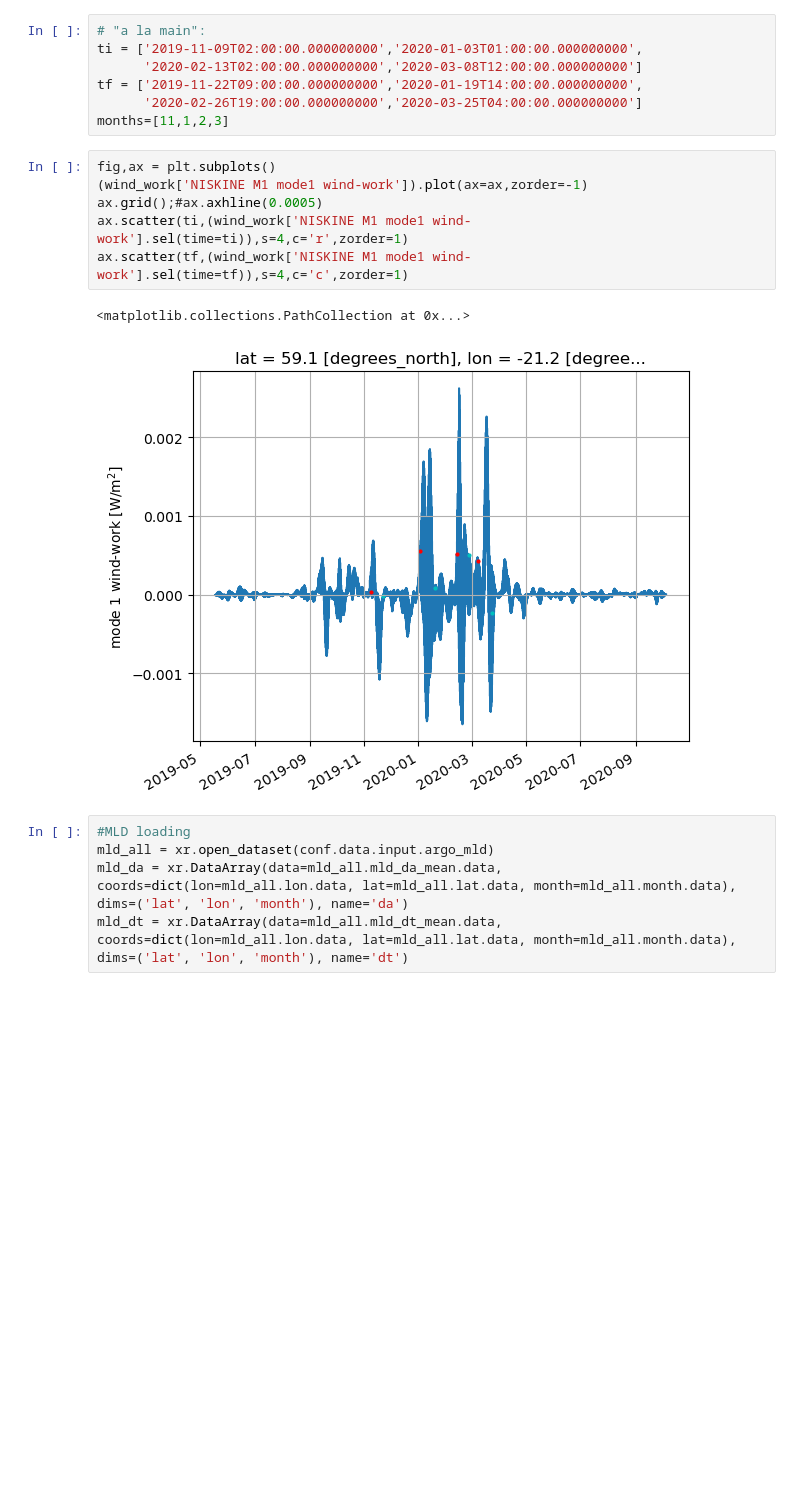
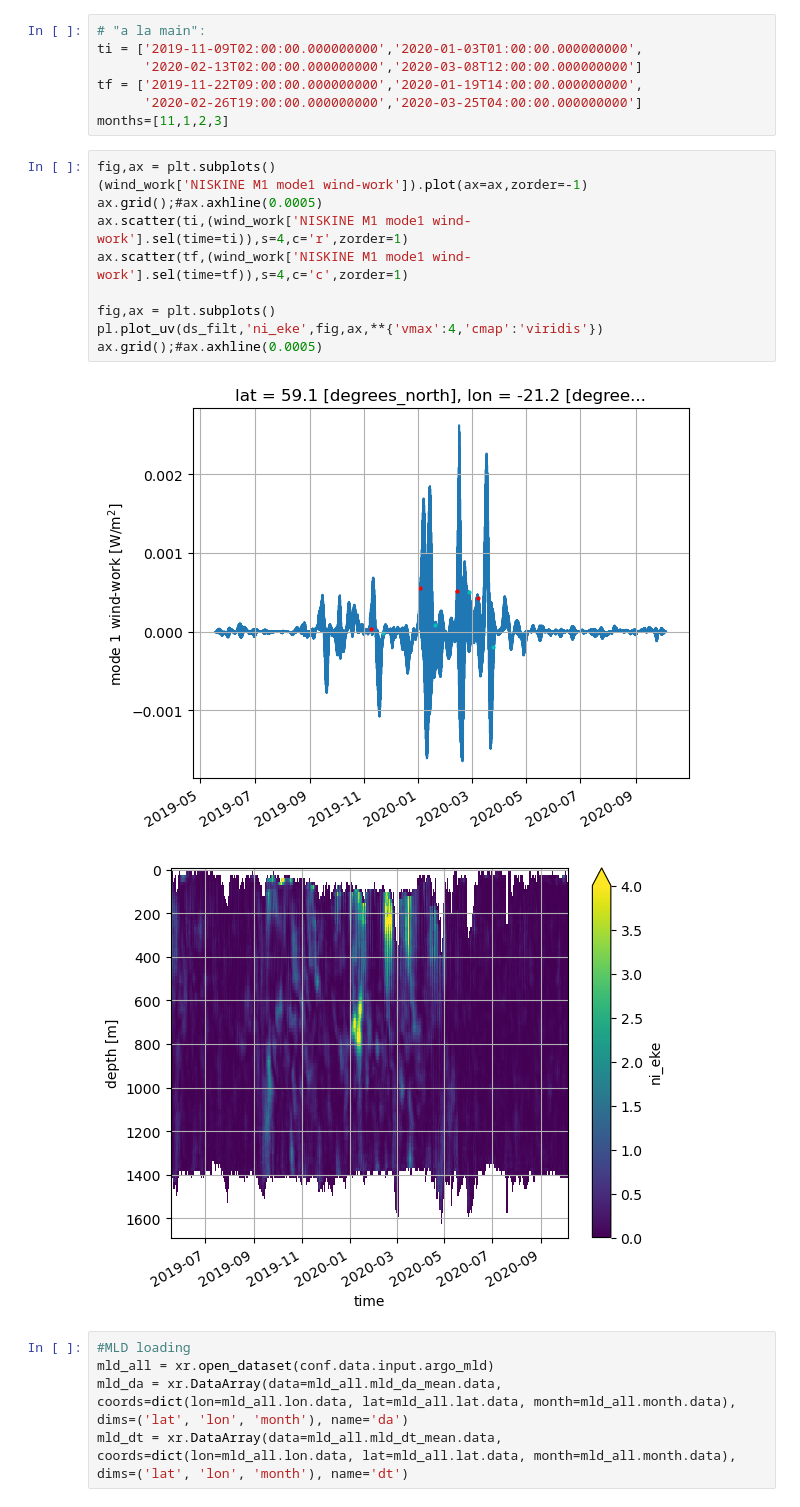
Before and after one commit to zcasparco/NIW, a Jupyter notebook: Data_overview/Zoom_wind_event.ipynb, the cells around one changed output. Cells and saved outputs as stored; diff of their text form; blank space fills up the shorter version.

```diff
--- a/Data_overview/Zoom_wind_event.ipynb
+++ b/Data_overview/Zoom_wind_event.ipynb
@@ -62,12 +62,16 @@ months=[11,1,2,3]
 # %%
 fig,ax = plt.subplots()
 (wind_work['NISKINE M1 mode1 wind-work']).plot(ax=ax,zorder=-1)
 ax.grid();#ax.axhline(0.0005)
 ax.scatter(ti,(wind_work['NISKINE M1 mode1 wind-work'].sel(time=ti)),s=4,c='r',zorder=1)
 ax.scatter(tf,(wind_work['NISKINE M1 mode1 wind-work'].sel(time=tf)),s=4,c='c',zorder=1)
+
+fig,ax = plt.subplots()
+pl.plot_uv(ds_filt,'ni_eke',fig,ax,**{'vmax':4,'cmap':'viridis'})
+ax.grid();#ax.axhline(0.0005)
 # %% [output]
-<matplotlib.collections.PathCollection at 0x...>
 [figure]
+[figure, added]
 # %%
 #MLD loading
 mld_all = xr.open_dataset(conf.data.input.argo_mld)
```
Also changed, not shown: parts of 11 cells of this notebook, 9 other files.
